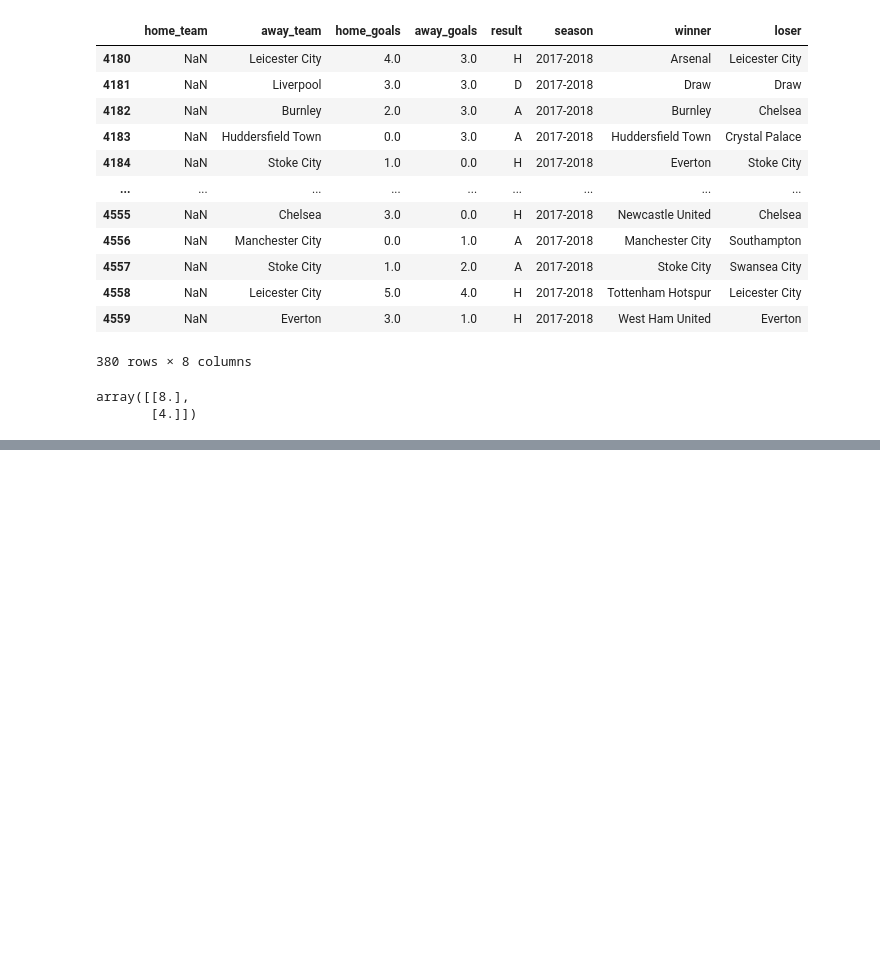
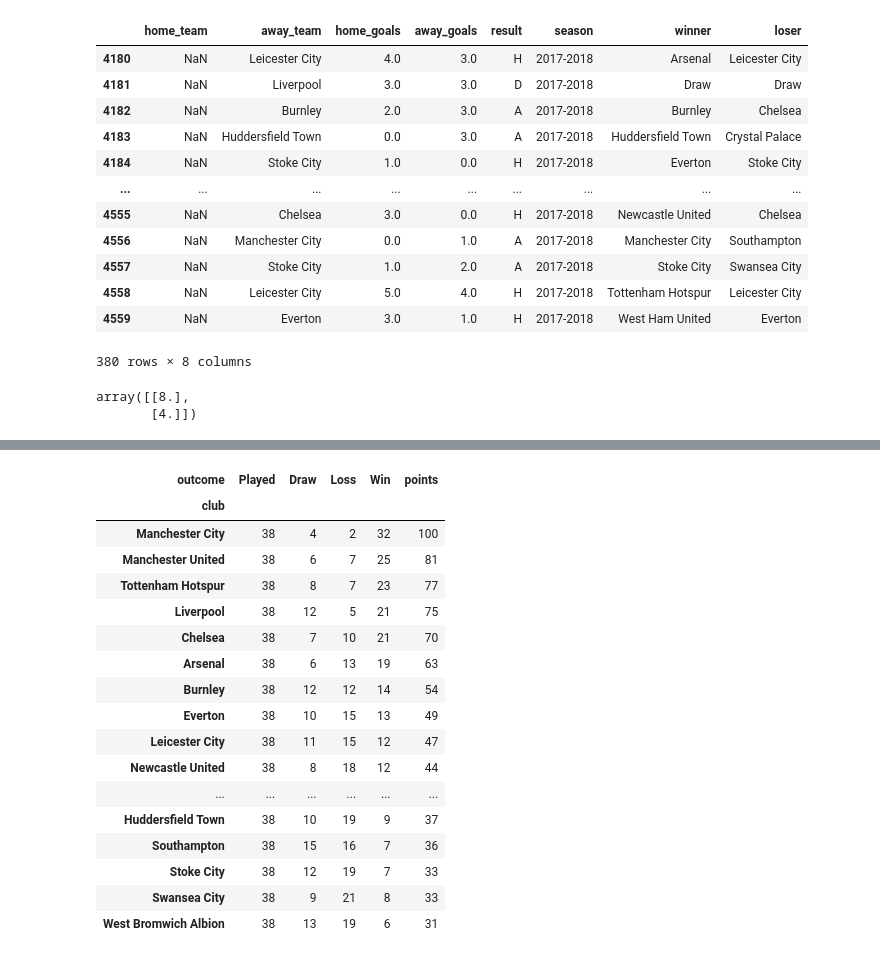
Before and after one commit to TechWithKen/Machine-Learning, a Jupyter notebook: archive/premierleague.ipynb, the cells around one changed output, grey strips where cells are left out. Cells and saved outputs as stored; diff of their text form; code cells hidden in the pictures; blank space fills up the shorter version.

```diff
--- a/archive/premierleague.ipynb
+++ b/archive/premierleague.ipynb
@@ -103,0 +142,26 @@ array([[8.],
+# %%
+home = premier_league_result[["home_team", "result"]]
+home["club"] = home["home_team"]
+home["outcome"] = home["result"].map({
+    "D": "Draw",
+    "H": "Win",
+    "A": "Loss"
+})
+home = home[["club", "outcome"]]
+
+
+away = premier_league_result[["away_team", "result"]]
+away["club"] = away["away_team"]
+away["outcome"] = away["result"].map({
+    "D": "Draw",
+    "H": "Loss",
+    "A": "Win"
+})
+
+away = away[["club", "outcome"]]
+
+all_results = pd.concat([home, away], ignore_index=True)
+all_results
+
+final_premier_league = all_results.pivot_table(columns="outcome", index="club", aggfunc="size")
+final_premier_league
@@ -103,0 +207,22 @@ array([[8.],
+# %%
+final_premier_league["points"] = (final_premier_league["Draw"]*1) + (final_premier_league["Win"]*3)
+final_premier_league.sort_values(by="points", ascending=False)
+# %% [output]
+| outcome | Played | Draw | Loss | Win | points |
+| club |  |  |  |  |  |
+| Manchester City | 38 | 4 | 2 | 32 | 100 |
+| Manchester United | 38 | 6 | 7 | 25 | 81 |
+| Tottenham Hotspur | 38 | 8 | 7 | 23 | 77 |
+| Liverpool | 38 | 12 | 5 | 21 | 75 |
+| Chelsea | 38 | 7 | 10 | 21 | 70 |
+| Arsenal | 38 | 6 | 13 | 19 | 63 |
+| Burnley | 38 | 12 | 12 | 14 | 54 |
+| Everton | 38 | 10 | 15 | 13 | 49 |
+| Leicester City | 38 | 11 | 15 | 12 | 47 |
+| Newcastle United | 38 | 8 | 18 | 12 | 44 |
+| ... | ... | ... | ... | ... | ... |
+| Huddersfield Town | 38 | 10 | 19 | 9 | 37 |
+| Southampton | 38 | 15 | 16 | 7 | 36 |
+| Stoke City | 38 | 12 | 19 | 7 | 33 |
+| Swansea City | 38 | 9 | 21 | 8 | 33 |
+| West Bromwich Albion | 38 | 13 | 19 | 6 | 31 |
```
Also changed, not shown: parts of 10 cells of this notebook, 1 other file.
